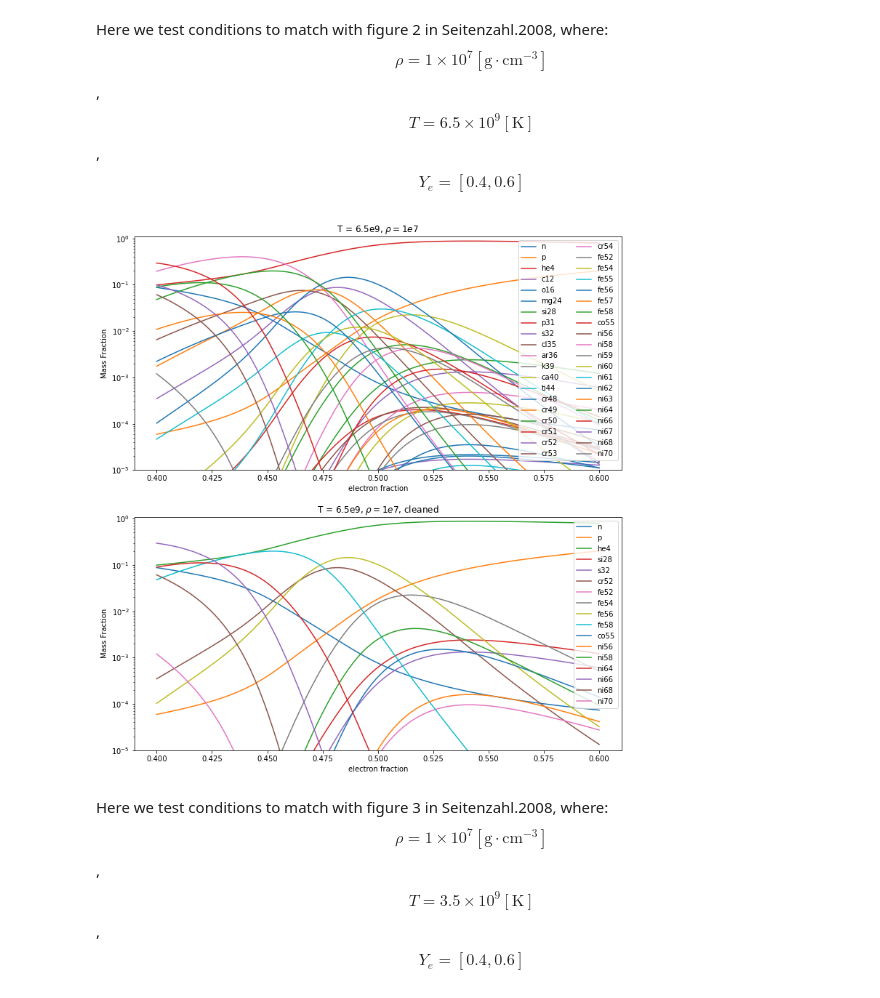
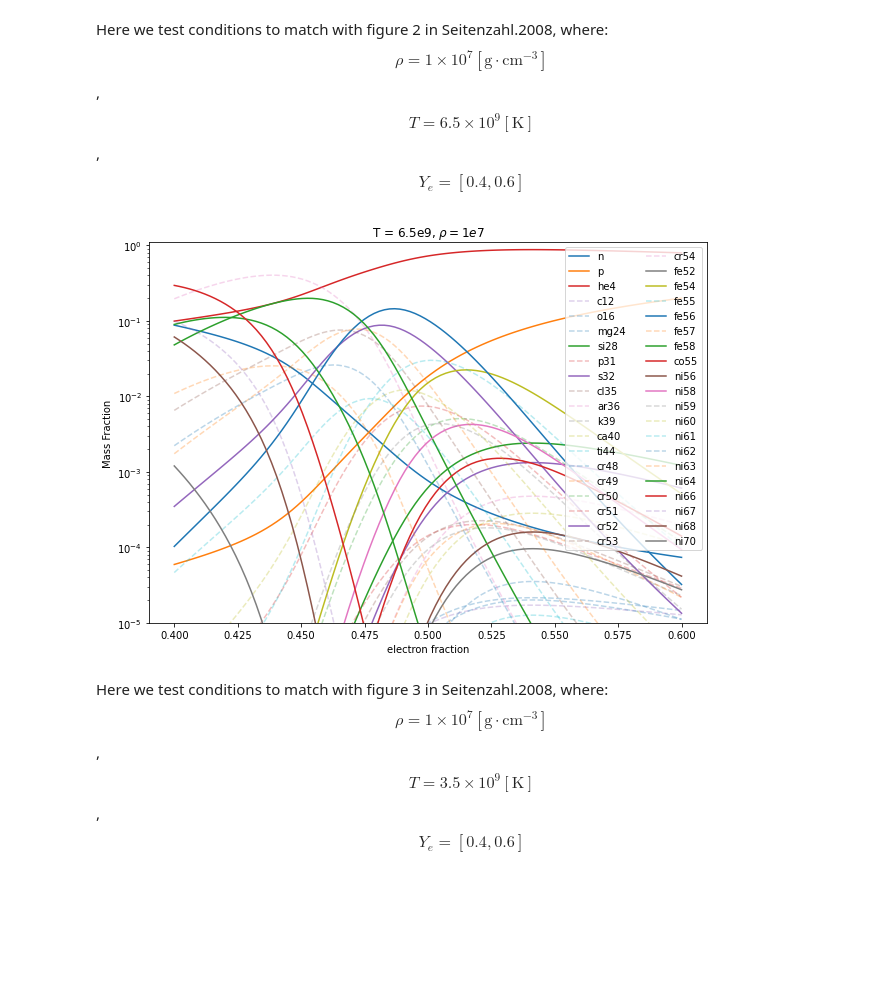
Before and after one commit to pynucastro/paper_notebooks, a Jupyter notebook: nse.ipynb, the cells around one changed output. Drawn from its saved outputs; the diff is of its cells as text; code cells hidden in the pictures; blank space fills up the shorter version.

Commit message:
change plots

```diff
--- a/nse.ipynb
+++ b/nse.ipynb
@@ -73,48 +73,40 @@ for i, ye in enumerate(ye_s):
 # %%
 X_s_2 = np.array(X_s_2)
 nuc_names = rc.get_nuclei()
 
 # Get all nuclei listed on the graph in the literature
 paper_nucs =["n", "p", "he4", "si28", "s32", "cr52", "fe52", "fe54", "fe56", "fe58",
              "co55", "ni56", "ni58", "ni64", "ni66", "ni68","ni70"]
 paper_nucs = list(map(pyna.Nucleus, paper_nucs))
 
 
 low_limit = 1e-5
-fig = plt.figure(figsize=(12,13))
-ax = fig.add_subplot(211)
-ax1 = fig.add_subplot(212)
+fig = plt.figure(figsize=(10,7))
+ax = fig.add_subplot(111)
 
-# Make 2 plots
-# one of them show all the nuclei
-# the other only show nuclei in the plot in the literature for better comparison
+# Make plot,
+# the nuclei that are not shown in plots of the literature are shown as dashed lines for easier comparison
+
 for k in range(len(nuc_names)):
     if nuc_names[k] in paper_nucs:
-        line1, = ax1.plot(ye_s, X_s_2[:,k])
+        line1, = ax.plot(ye_s, X_s_2[:,k])
         if (max(X_s_2[:,k]) > low_limit):
             line1.set_label(str(nuc_names[k]))
-
-    line, = ax.plot(ye_s, X_s_2[:,k])
-    if (max(X_s_2[:,k]) > low_limit):
-        line.set_label(str(nuc_names[k]))
+    else:
+        line1, = ax.plot(ye_s, X_s_2[:,k], '--', alpha=0.3)
+        if (max(X_s_2[:,k]) > low_limit):
+            line1.set_label(str(nuc_names[k]))
 
 ax.legend(loc = "upper right", prop={'size':10},ncol=2)
 ax.set_xlabel('electron fraction')
 ax.set_ylabel('Mass Fraction')
 ax.set_yscale('log')
 ax.set_ylim([low_limit,1.1])
 ax.set_title(r"T = 6.5e9, $\rho = 1e7$")
 
-ax1.legend(loc = "upper right")
-ax1.set_xlabel('electron fraction')
-ax1.set_ylabel('Mass Fraction')
-ax1.set_yscale('log')
-ax1.set_ylim([low_limit,1.1])
-ax1.set_title(r"T = 6.5e9, $\rho = 1e7$, cleaned")
-
 plt.savefig("nse_fig2.pdf", format="pdf")
 # %% [output]
-[figure, old version]
+[figure, new version]
 # %% [markdown]
  Here we test conditions to match with figure 3 in Seitenzahl.2008, where: $$\rho = 1 \times 10^7 [\textrm{g} \cdot \textrm{cm}^{-3} ]$$, $$T = 3.5 \times 10^9 [\textrm{K}]$$ , $$Y_e = [0.4, 0.6]$$
 # %%
```
Also changed, not shown: parts of 2 cells of this notebook.
